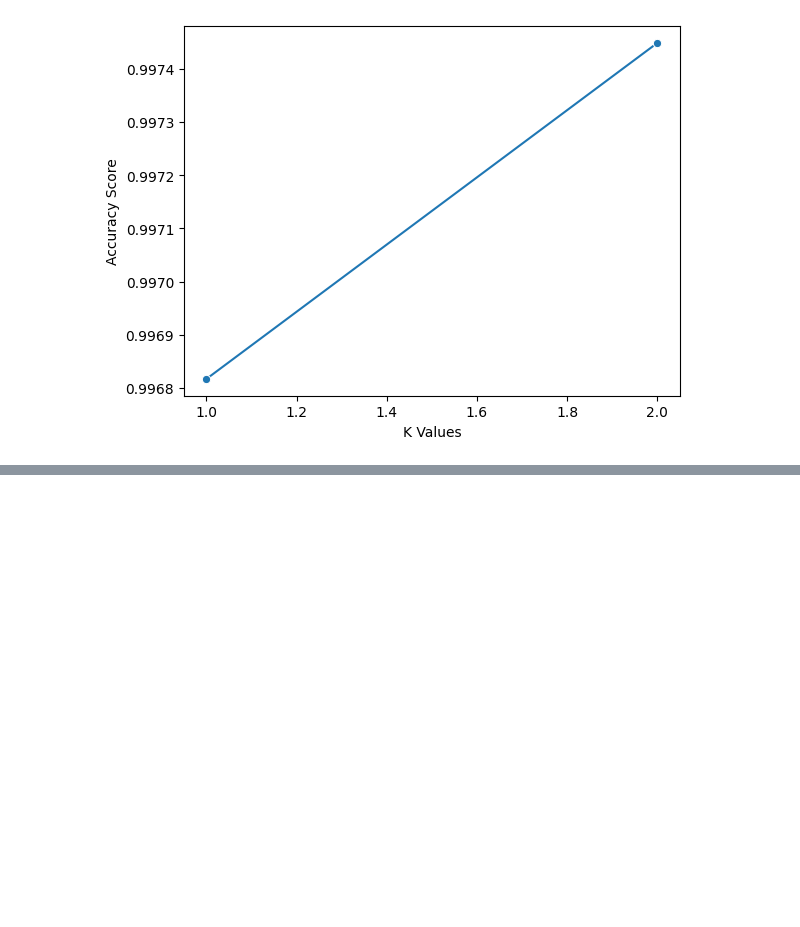
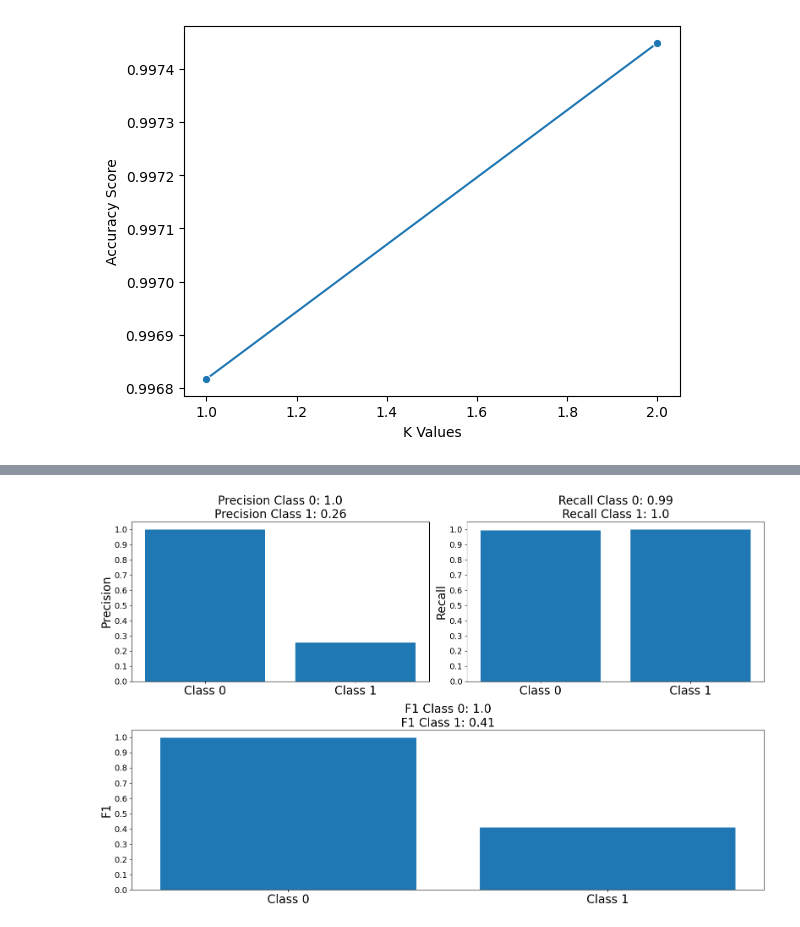
Before and after one commit to AndrijaLazic/AsteroidDetectionModel, a Jupyter notebook: Project.ipynb, the cells around one changed output, grey strips where cells are left out. Cells and saved outputs as stored; diff of their text form; code cells hidden in the pictures; blank space fills up the shorter version.

```diff
--- a/Project.ipynb
+++ b/Project.ipynb
@@ -869,0 +877,9 @@ display(RezultatiTestiranja)
+# %%
+#Final testing
+#https://www.analyticsvidhya.com/blog/2020/09/precision-recall-machine-learning/
+modelLR=LogisticRegression(max_iter=1000,class_weight = 'balanced')
+modelLR.fit(X_train, Y_train.values.ravel())
+yPredict=modelLR.predict(X_test)
+get_precisions_recalls(Y_test.values.ravel(), yPredict)
+# %% [output]
+[figure, added]
```
Also changed, not shown: parts of 8 cells of this notebook, 1 other file.
